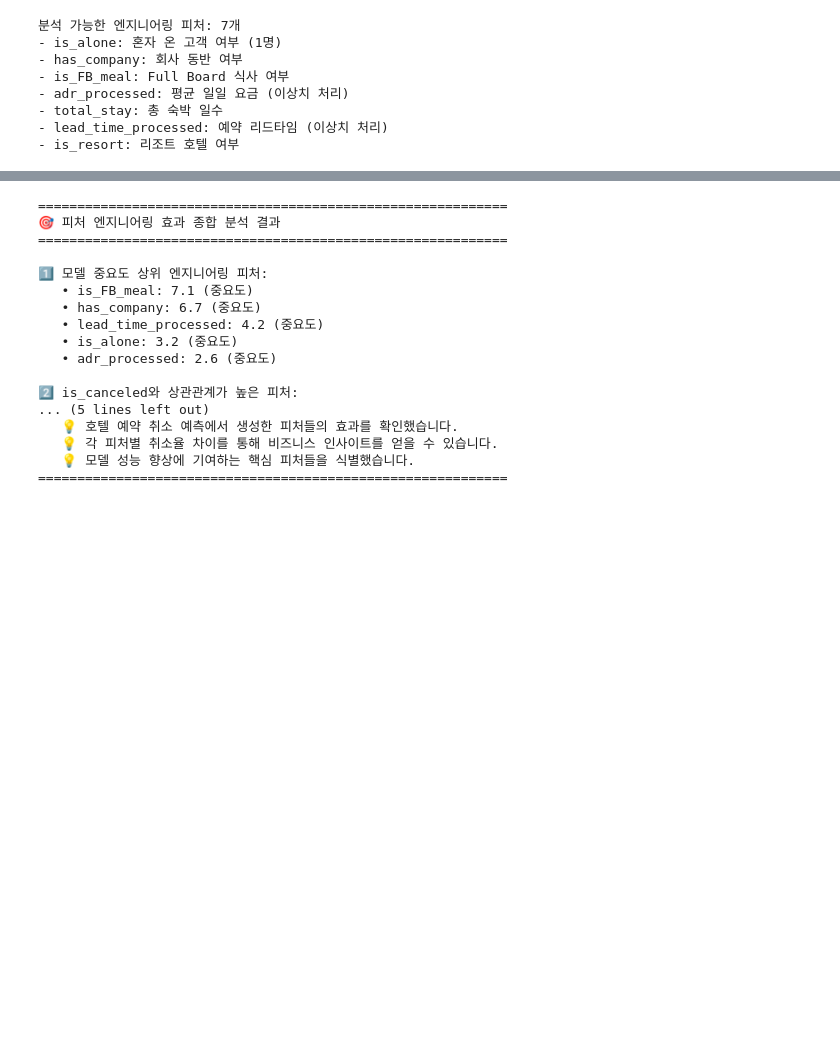
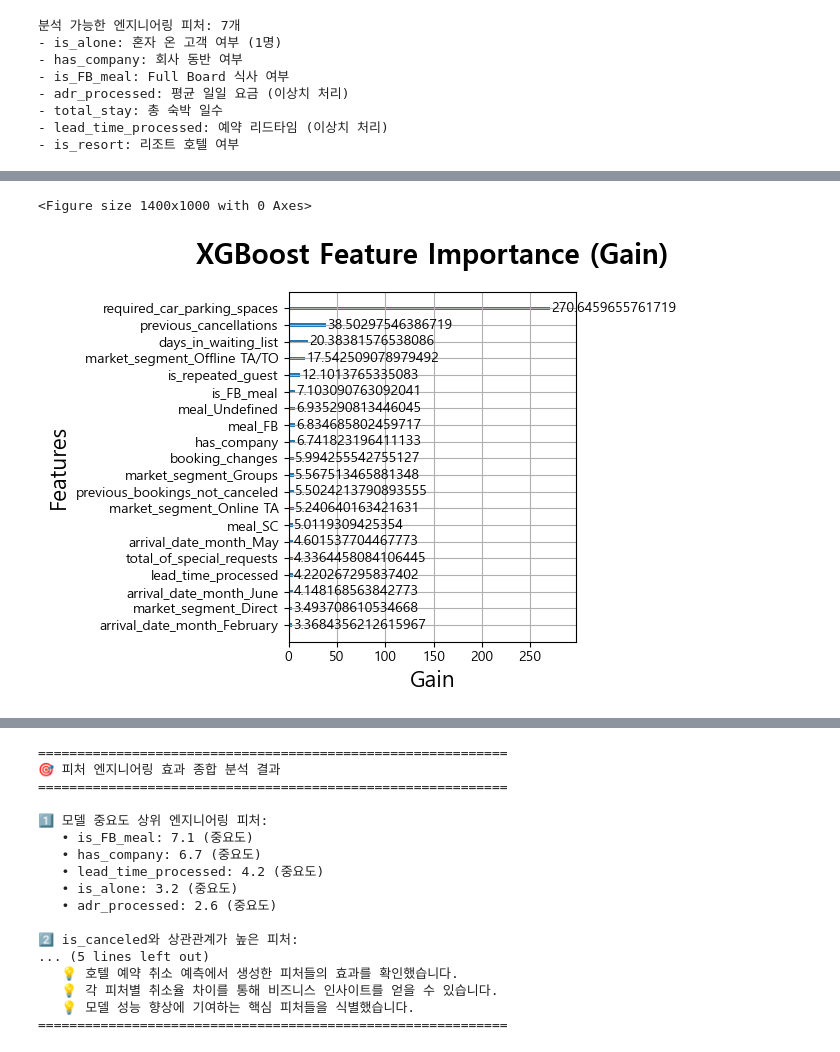
Before and after one commit to SKNETWORKS-FAMILY-AICAMP/SKN18-2nd-5Team, a Jupyter notebook: ML/eda.ipynb, the cells around one changed output, grey strips where cells are left out. Cells and saved outputs as stored; diff of their text form; code cells hidden in the pictures; blank space fills up the shorter version.

```diff
--- a/ML/eda.ipynb
+++ b/ML/eda.ipynb
@@ -418,0 +250,14 @@ for feature, corr in target_corr.items():
+# %%
+# 1. 피처 중요도 - Gain 기준 (개별 출력)
+plt.figure(figsize=(14, 10))
+plot_importance(model, importance_type='gain', max_num_features=20)
+plt.title('XGBoost Feature Importance (Gain)', fontsize=20, fontweight='bold', pad=20)
+plt.xlabel('Gain', fontsize=16)
+plt.ylabel('Features', fontsize=16)
+plt.xticks(fontsize=10)
+plt.yticks(fontsize=10)
+plt.tight_layout()
+plt.show()
+# %% [output]
+<Figure size 1400x1000 with 0 Axes>
+[figure, added]
```
Also changed, not shown: parts of 14 cells of this notebook, 1 other file.
